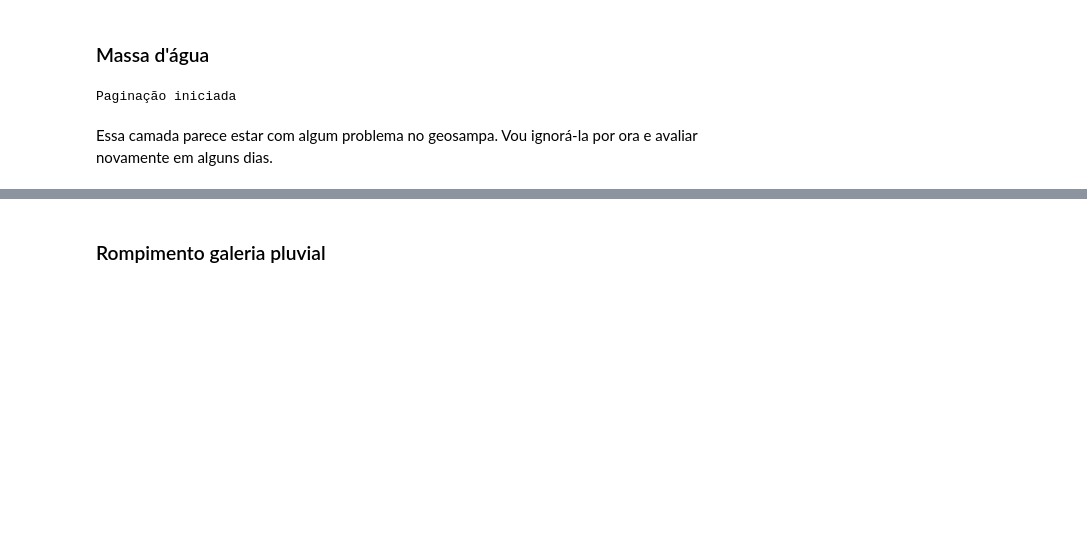
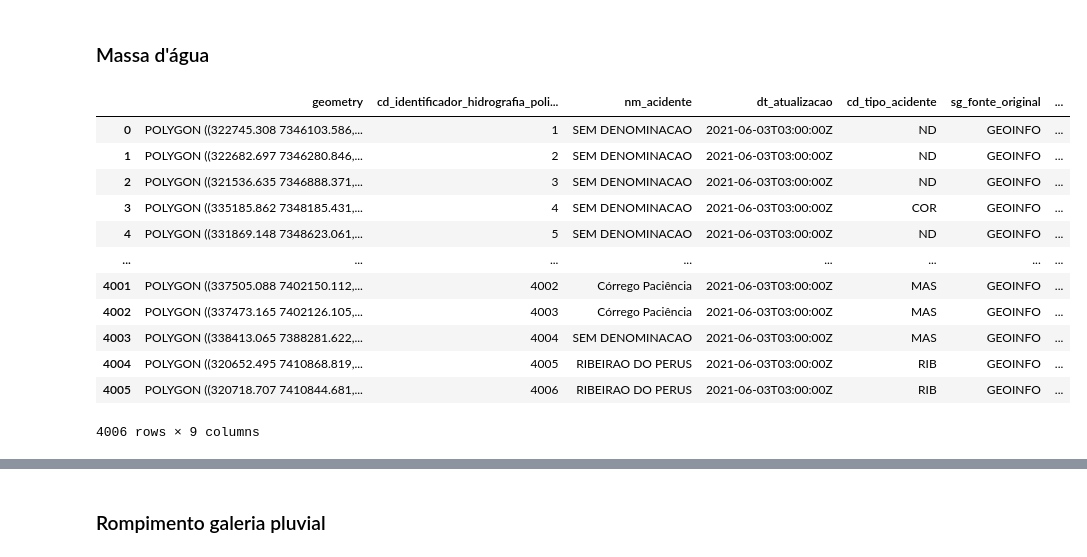
Before and after one commit to sepep-pmsp/hydra, a Jupyter notebook: notebooks/02_camadas_adicionais.ipynb, the cells around one changed output, grey strips where cells are left out. Drawn from its saved outputs; the diff is of its cells as text; code cells hidden in the pictures; blank space fills up the shorter version.

Commit message:
Lista de camadas atualizada

```diff
--- a/notebooks/02_camadas_adicionais.ipynb
+++ b/notebooks/02_camadas_adicionais.ipynb
@@ -622,9 +631,19 @@ transpetro
 # %% [markdown]
 ### Massa d'água
 # %%
-massa = load_from_geosampa('massa_d_agua')
+massa = load_asset('massa_d_agua')
 massa
 # %% [output]
+|  | geometry | cd_identificador_hidrografia_poli... | nm_acidente | dt_atualizacao | cd_tipo_acidente | sg_fonte_original | ... |
+| 0 | POLYGON ((322745.308 7346103.586,... | 1 | SEM DENOMINACAO | 2021-06-03T03:00:00Z | ND | GEOINFO | ... |
+| 1 | POLYGON ((322682.697 7346280.846,... | 2 | SEM DENOMINACAO | 2021-06-03T03:00:00Z | ND | GEOINFO | ... |
+| 2 | POLYGON ((321536.635 7346888.371,... | 3 | SEM DENOMINACAO | 2021-06-03T03:00:00Z | ND | GEOINFO | ... |
+| 3 | POLYGON ((335185.862 7348185.431,... | 4 | SEM DENOMINACAO | 2021-06-03T03:00:00Z | COR | GEOINFO | ... |
+| 4 | POLYGON ((331869.148 7348623.061,... | 5 | SEM DENOMINACAO | 2021-06-03T03:00:00Z | ND | GEOINFO | ... |
+| ... | ... | ... | ... | ... | ... | ... | ... |
+| 4001 | POLYGON ((337505.088 7402150.112,... | 4002 | Córrego Paciência | 2021-06-03T03:00:00Z | MAS | GEOINFO | ... |
+| 4002 | POLYGON ((337473.165 7402126.105,... | 4003 | Córrego Paciência | 2021-06-03T03:00:00Z | MAS | GEOINFO | ... |
+| 4003 | POLYGON ((338413.065 7388281.622,... | 4004 | SEM DENOMINACAO | 2021-06-03T03:00:00Z | MAS | GEOINFO | ... |
+| 4004 | POLYGON ((320652.495 7410868.819,... | 4005 | RIBEIRAO DO PERUS | 2021-06-03T03:00:00Z | RIB | GEOINFO | ... |
+| 4005 | POLYGON ((320718.707 7410844.681,... | 4006 | RIBEIRAO DO PERUS | 2021-06-03T03:00:00Z | RIB | GEOINFO | ... |
-Paginação iniciada
+4006 rows × 9 columns
-# %% [markdown]
-Essa camada parece estar com algum problema no geosampa. Vou ignorá-la por ora e avaliar novamente em alguns dias.
```
Also changed, not shown: parts of 11 cells of this notebook, 1 other file.
